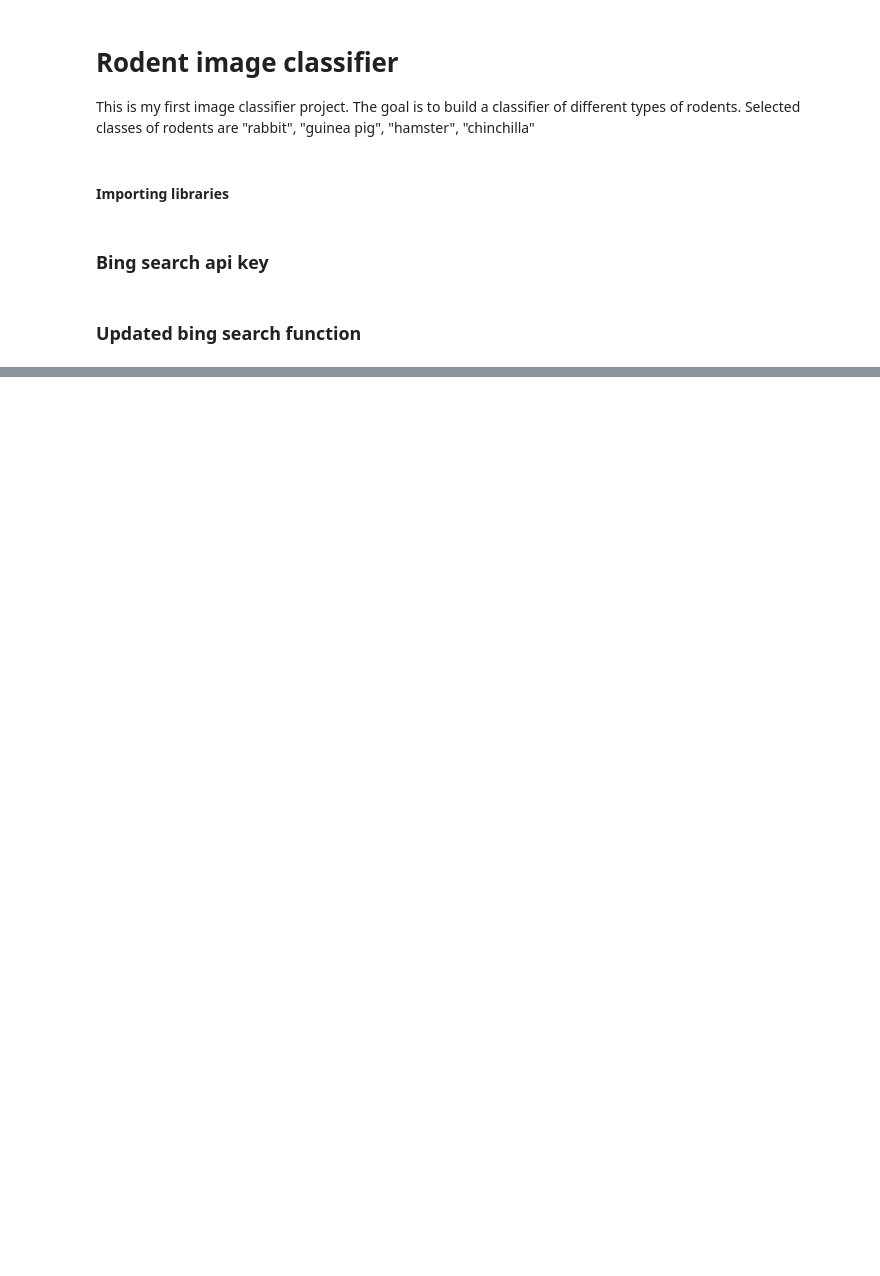
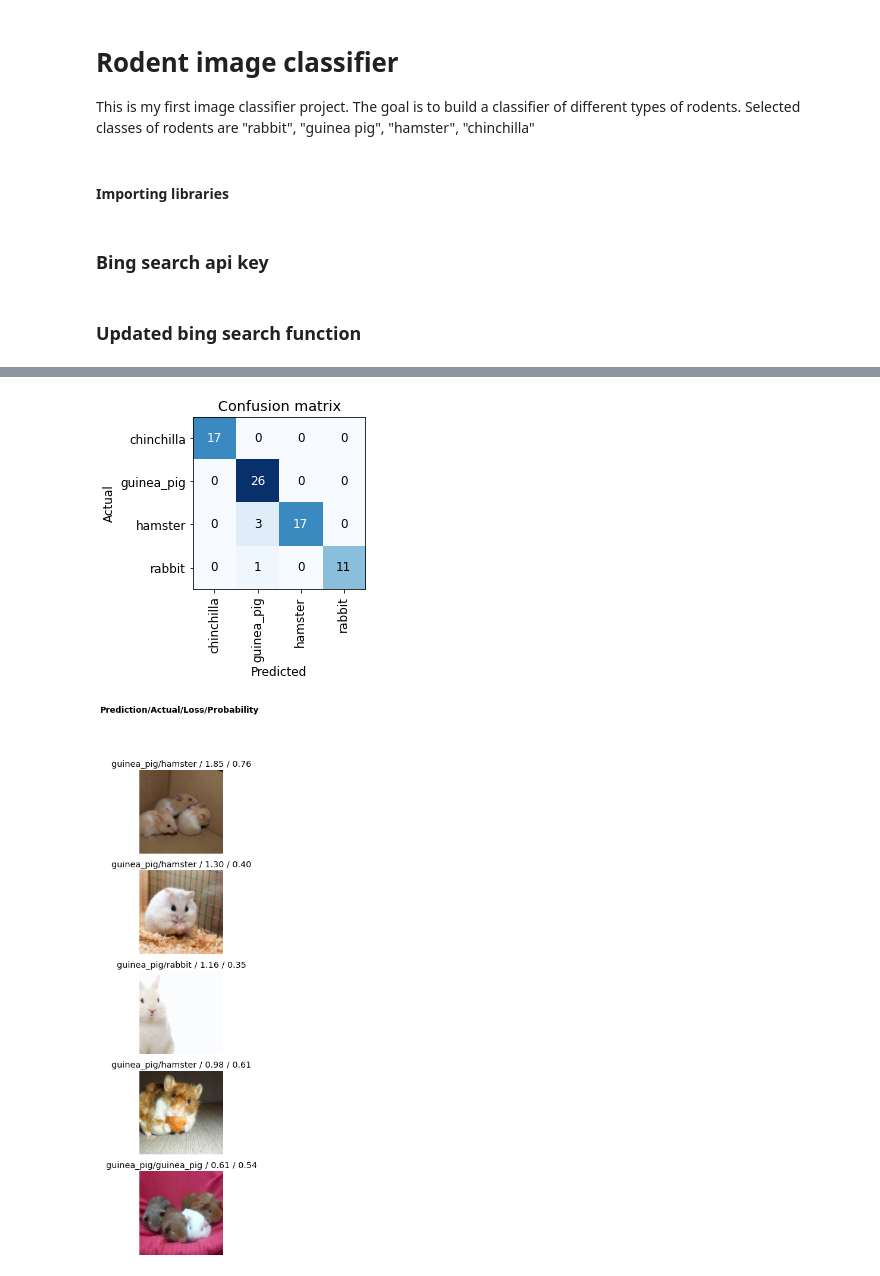
Before and after one commit to dennyi/pytorch_fastai_rodent_classifier, a Jupyter notebook: model_training.ipynb, the cells around one changed output, grey strips where cells are left out. Saved outputs shown, nothing was run; the diff lists cells and outputs as text; code cells hidden in the pictures; blank space fills up the shorter version.

```diff
--- a/model_training.ipynb
+++ b/model_training.ipynb
@@ -33,0 +88,5 @@ FileNotFoundError: [Errno 2] No such file or directory: 'images/rabbits'
+# %%
+interp = ClassificationInterpretation.from_learner(learner)
+interp.plot_confusion_matrix()
+interp.plot_top_losses(5, nrows=5)
+# %% [output]
@@ -33,0 +94,2 @@ FileNotFoundError: [Errno 2] No such file or directory: 'images/rabbits'
+[figure, added]
+[figure, added]
```
Also changed, not shown: parts of 19 cells of this notebook.
